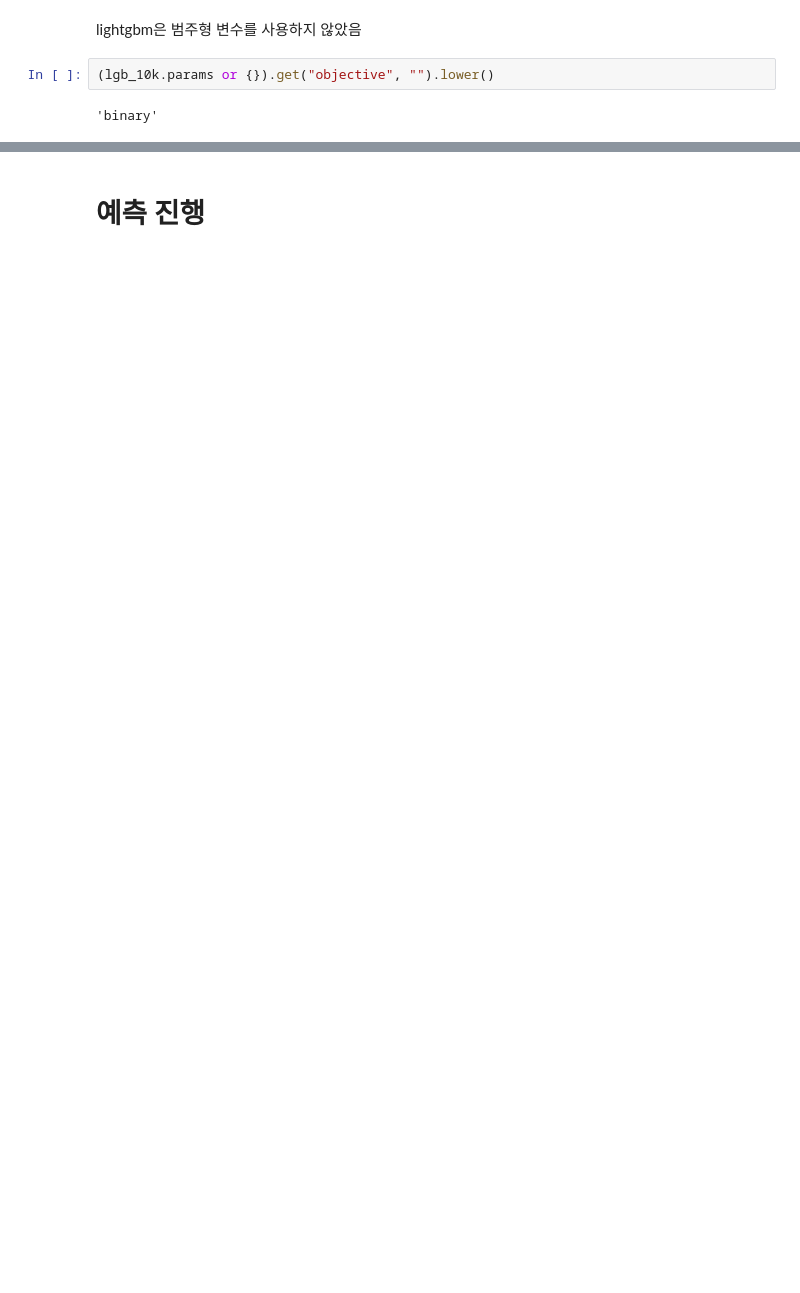
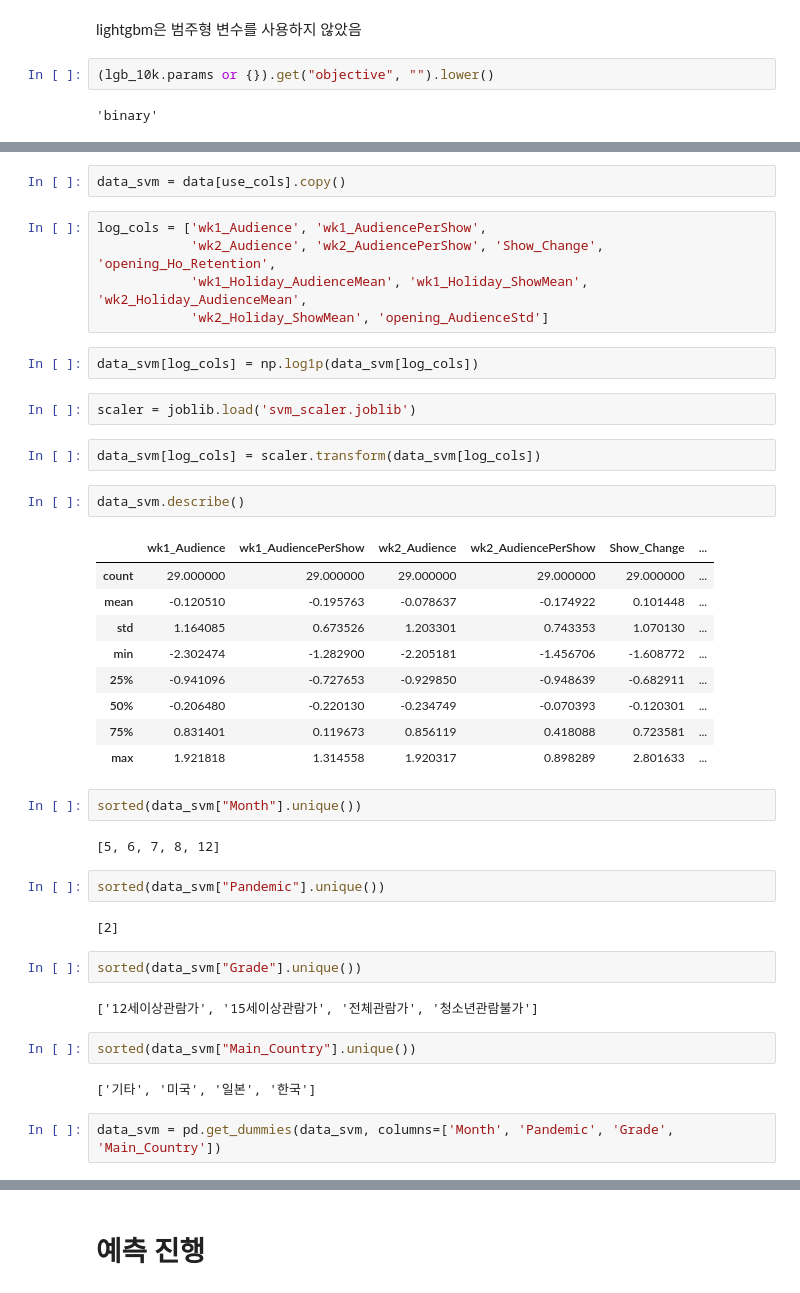
Before and after one commit to Seungwoo-JI64/BAF-25-2-Marketing, a Jupyter notebook: model/이진분류/이진분류진행.ipynb, the cells around one changed output, grey strips where cells are left out. Drawn from its saved outputs; the diff is of its cells as text; blank space fills up the shorter version.

```diff
--- a/model/이진분류/이진분류진행.ipynb
+++ b/model/이진분류/이진분류진행.ipynb
@@ -56,0 +61,43 @@ lightgbm은 범주형 변수를 사용하지 않았음
+# %%
+data_svm = data[use_cols].copy()
+# %%
+log_cols = ['wk1_Audience', 'wk1_AudiencePerShow',
+            'wk2_Audience', 'wk2_AudiencePerShow', 'Show_Change', 'opening_Ho_Retention',
+            'wk1_Holiday_AudienceMean', 'wk1_Holiday_ShowMean', 'wk2_Holiday_AudienceMean',
+            'wk2_Holiday_ShowMean', 'opening_AudienceStd']
+# %%
+data_svm[log_cols] = np.log1p(data_svm[log_cols])
+# %%
+scaler = joblib.load('svm_scaler.joblib')
+# %%
+data_svm[log_cols] = scaler.transform(data_svm[log_cols])
+# %%
+data_svm.describe()
+# %% [output]
+|  | wk1_Audience | wk1_AudiencePerShow | wk2_Audience | wk2_AudiencePerShow | Show_Change | ... |
+| count | 29.000000 | 29.000000 | 29.000000 | 29.000000 | 29.000000 | ... |
+| mean | -0.120510 | -0.195763 | -0.078637 | -0.174922 | 0.101448 | ... |
+| std | 1.164085 | 0.673526 | 1.203301 | 0.743353 | 1.070130 | ... |
+| min | -2.302474 | -1.282900 | -2.205181 | -1.456706 | -1.608772 | ... |
+| 25% | -0.941096 | -0.727653 | -0.929850 | -0.948639 | -0.682911 | ... |
+| 50% | -0.206480 | -0.220130 | -0.234749 | -0.070393 | -0.120301 | ... |
+| 75% | 0.831401 | 0.119673 | 0.856119 | 0.418088 | 0.723581 | ... |
+| max | 1.921818 | 1.314558 | 1.920317 | 0.898289 | 2.801633 | ... |
+# %%
+sorted(data_svm["Month"].unique())
+# %% [output]
+[5, 6, 7, 8, 12]
+# %%
+sorted(data_svm["Pandemic"].unique())
+# %% [output]
+[2]
+# %%
+sorted(data_svm["Grade"].unique())
+# %% [output]
+['12세이상관람가', '15세이상관람가', '전체관람가', '청소년관람불가']
+# %%
+sorted(data_svm["Main_Country"].unique())
+# %% [output]
+['기타', '미국', '일본', '한국']
+# %%
+data_svm = pd.get_dummies(data_svm, columns=['Month', 'Pandemic', 'Grade', 'Main_Country'])
```
Also changed, not shown: parts of 40 cells of this notebook, 5 other files.
